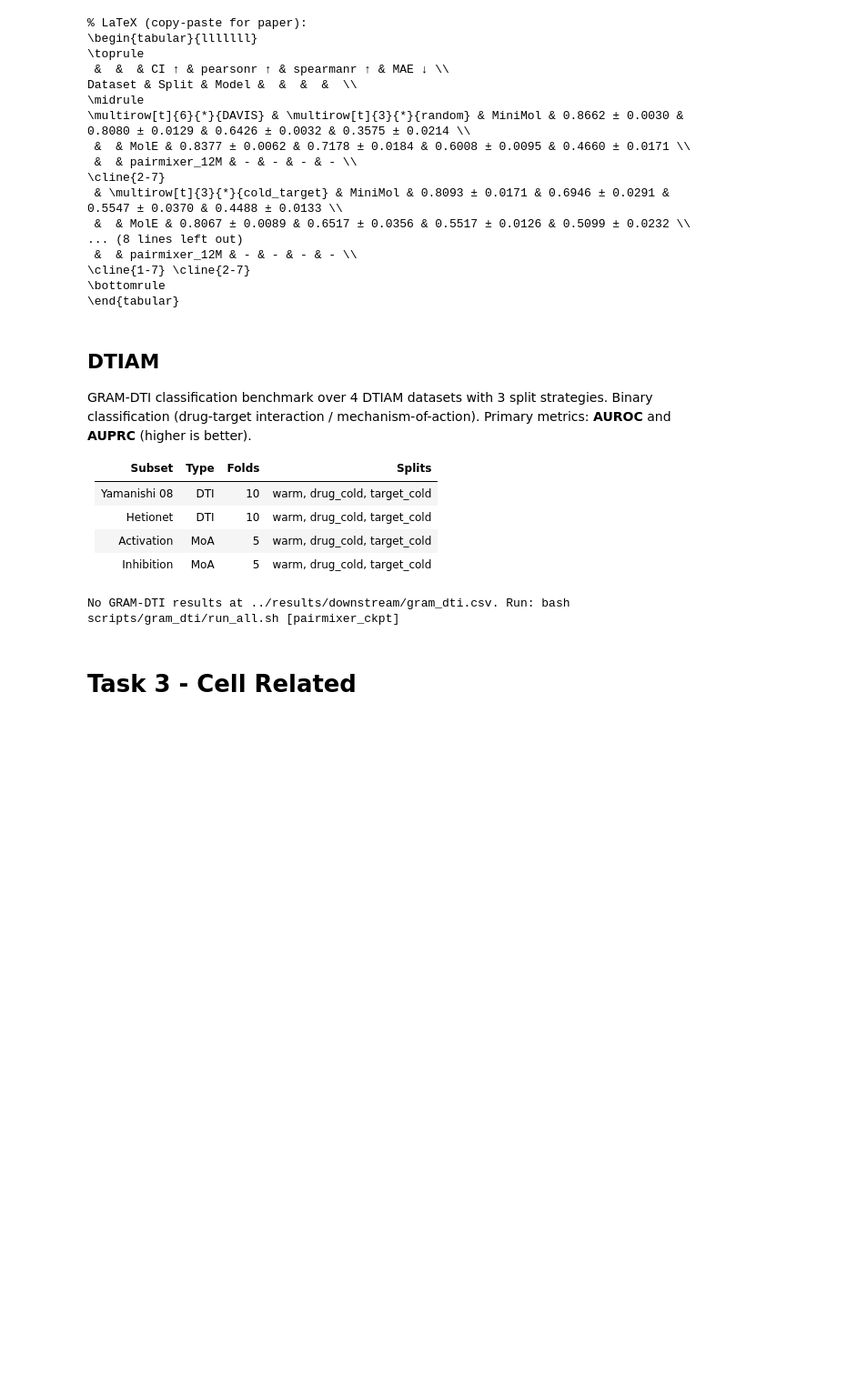
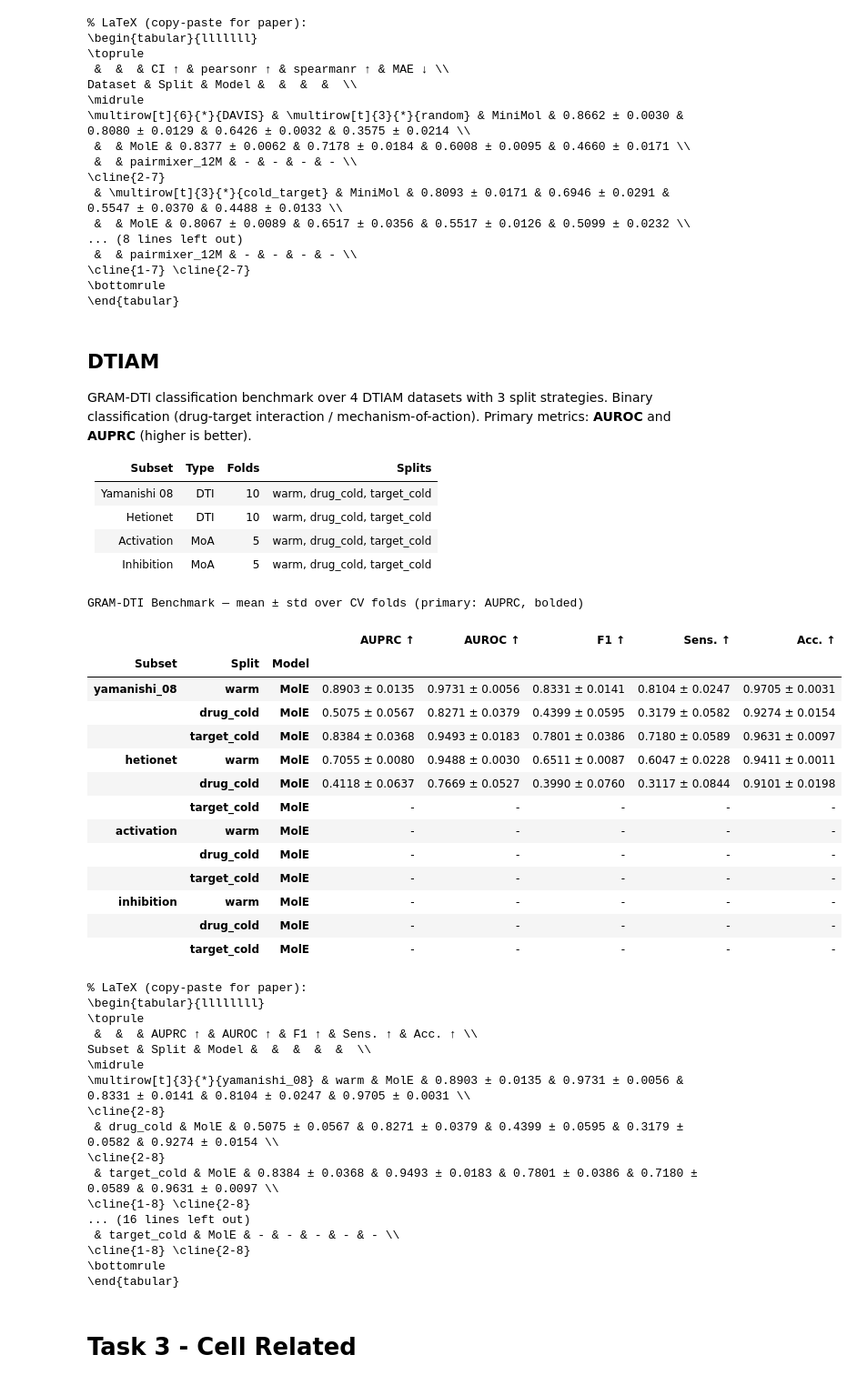
Before and after one commit to seonghyun26/graphium, a Jupyter notebook: notebooks/00_results_dashboard.ipynb, the cells around one changed output. Shown at 91% size. Cells and saved outputs as stored; diff of their text form; code cells hidden in the pictures; blank space fills up the shorter version.

```diff
--- a/notebooks/00_results_dashboard.ipynb
+++ b/notebooks/00_results_dashboard.ipynb
@@ -1081,6 +1048,8 @@ if _dtiam_path.exists():
                 for _mn, _disp, _direction, _is_main in _DTIAM_METRIC_COLS:
                     if _disp not in _s.columns:
                         continue
+                    if _mn not in ('test_auprc', 'test_auroc'):
+                        continue
                     _vals = []
                     for _model_idx in _grp.index:
                         _raw = str(_grp.loc[_model_idx, _disp]).split(' ')[0]
@@ -1102,35 +1071,89 @@ if _dtiam_path.exists():
     _prev_split = None
     for _i, _idx in enumerate(_result.index):
         _cur_subset, _cur_split = _idx[0], _idx[1]
         _nth = _i + 1
         if _prev_subset is not None and _cur_subset != _prev_subset:
             _row_styles.append({
                 'selector': f'tbody tr:nth-child({_nth})',
                 'props': 'border-top: 3px solid black',
             })
         elif _prev_split is not None and _cur_split != _prev_split:
             _row_styles.append({
                 'selector': f'tbody tr:nth-child({_nth})',
                 'props': 'border-top: 2px solid #999',
             })
         _prev_subset = _cur_subset
         _prev_split = _cur_split
 
     _styled = (
         _result.style
         .apply(_style_dtiam, axis=None)
         .set_caption('GRAM-DTI Benchmark \u2014 mean \u00b1 std over CV folds  (primary: AUPRC, bolded)')
         .set_table_styles(_row_styles)
     )
     display(_styled)
 
+    # Bolded LaTeX: wrap best AUPRC/AUROC per (subset, split) in \textbf{}
+    _latex_df = _result.copy()
+    for _subset in _DTIAM_SUBSETS:
+        for _method in _DTIAM_METHODS:
+            try:
+                _grp = _latex_df.loc[(_subset, _method)]
+            except KeyError:
+                continue
+            for _mn, _disp, _, _ in _DTIAM_METRIC_COLS:
+                if _mn not in ('test_auprc', 'test_auroc') or _disp not in _latex_df.columns:
+                    continue
+                _vals = []
+                for _model_idx in _grp.index:
+                    _raw = str(_grp.loc[_model_idx, _disp]).split(' ')[0]
+                    try:
+                        _vals.append((_model_idx, float(_raw)))
+                    except ValueError:
+                        pass
+                if len(_vals) < 2:
+                    continue
+                _best_model = max(_vals, key=lambda x: x[1])[0]
+                _cur = _latex_df.loc[(_subset, _method, _best_model), _disp]
+                _latex_df.loc[(_subset, _method, _best_model), _disp] = f'\\textbf{{{_cur}}}'
     print('\n% LaTeX (copy-paste for paper):')
-    print(_result.to_latex(multirow=True, escape=False))
+    print(_latex_df.to_latex(multirow=True, escape=False))
 else:
     print(f'No GRAM-DTI results at {_dtiam_path}. '
           'Run: bash scripts/gram_dti/run_all.sh [pairmixer_ckpt]')
 # %% [output]
-No GRAM-DTI results at ../results/downstream/gram_dti.csv. Run: bash scripts/gram_dti/run_all.sh [pairmixer_ckpt]
+GRAM-DTI Benchmark — mean ± std over CV folds (primary: AUPRC, bolded)
+|  |  |  | AUPRC ↑ | AUROC ↑ | F1 ↑ | Sens. ↑ | Acc. ↑ |
+| Subset | Split | Model |  |  |  |  |  |
+| yamanishi_08 | warm | MolE | 0.8903 ± 0.0135 | 0.9731 ± 0.0056 | 0.8331 ± 0.0141 | 0.8104 ± 0.0247 | 0.9705 ± 0.0031 |
+|  | drug_cold | MolE | 0.5075 ± 0.0567 | 0.8271 ± 0.0379 | 0.4399 ± 0.0595 | 0.3179 ± 0.0582 | 0.9274 ± 0.0154 |
+|  | target_cold | MolE | 0.8384 ± 0.0368 | 0.9493 ± 0.0183 | 0.7801 ± 0.0386 | 0.7180 ± 0.0589 | 0.9631 ± 0.0097 |
+| hetionet | warm | MolE | 0.7055 ± 0.0080 | 0.9488 ± 0.0030 | 0.6511 ± 0.0087 | 0.6047 ± 0.0228 | 0.9411 ± 0.0011 |
+|  | drug_cold | MolE | 0.4118 ± 0.0637 | 0.7669 ± 0.0527 | 0.3990 ± 0.0760 | 0.3117 ± 0.0844 | 0.9101 ± 0.0198 |
+|  | target_cold | MolE | - | - | - | - | - |
+| activation | warm | MolE | - | - | - | - | - |
+|  | drug_cold | MolE | - | - | - | - | - |
+|  | target_cold | MolE | - | - | - | - | - |
+| inhibition | warm | MolE | - | - | - | - | - |
+|  | drug_cold | MolE | - | - | - | - | - |
+|  | target_cold | MolE | - | - | - | - | - |
+% LaTeX (copy-paste for paper):
+\begin{tabular}{llllllll}
+\toprule
+ &  &  & AUPRC ↑ & AUROC ↑ & F1 ↑ & Sens. ↑ & Acc. ↑ \\
+Subset & Split & Model &  &  &  &  &  \\
+\midrule
+\multirow[t]{3}{*}{yamanishi_08} & warm & MolE & 0.8903 ± 0.0135 & 0.9731 ± 0.0056 & 0.8331 ± 0.0141 & 0.8104 ± 0.0247 & 0.9705 ± 0.0031 \\
+\cline{2-8}
+ & drug_cold & MolE & 0.5075 ± 0.0567 & 0.8271 ± 0.0379 & 0.4399 ± 0.0595 & 0.3179 ± 0.0582 & 0.9274 ± 0.0154 \\
+\cline{2-8}
+ & target_cold & MolE & 0.8384 ± 0.0368 & 0.9493 ± 0.0183 & 0.7801 ± 0.0386 & 0.7180 ± 0.0589 & 0.9631 ± 0.0097 \\
+\cline{1-8} \cline{2-8}
+... (16 lines left out)
+ & target_cold & MolE & - & - & - & - & - \\
+\cline{1-8} \cline{2-8}
+\bottomrule
+\end{tabular}
 # %% [markdown]
 # Task 3 - Cell Related
 # %% [markdown]
```
Also changed, not shown: parts of 4 cells of this notebook, 36 other files.
